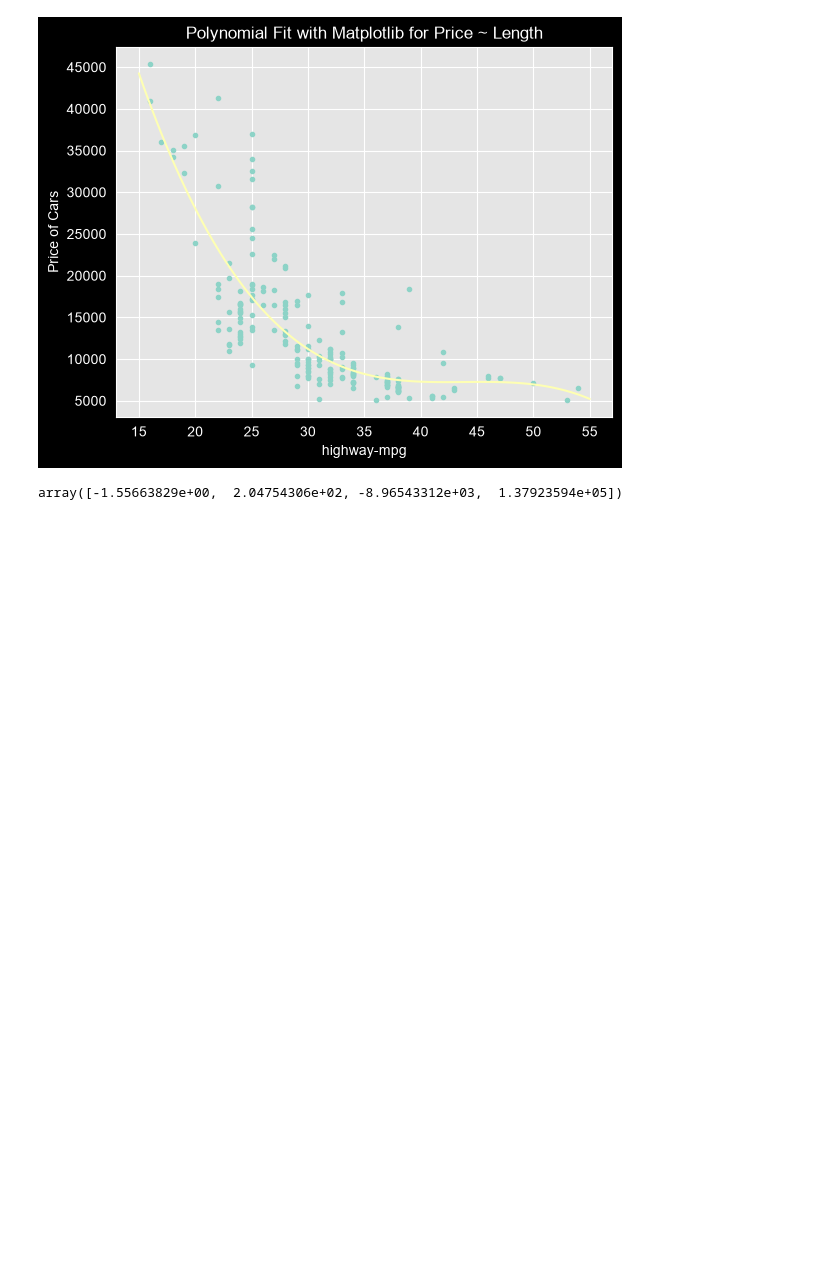
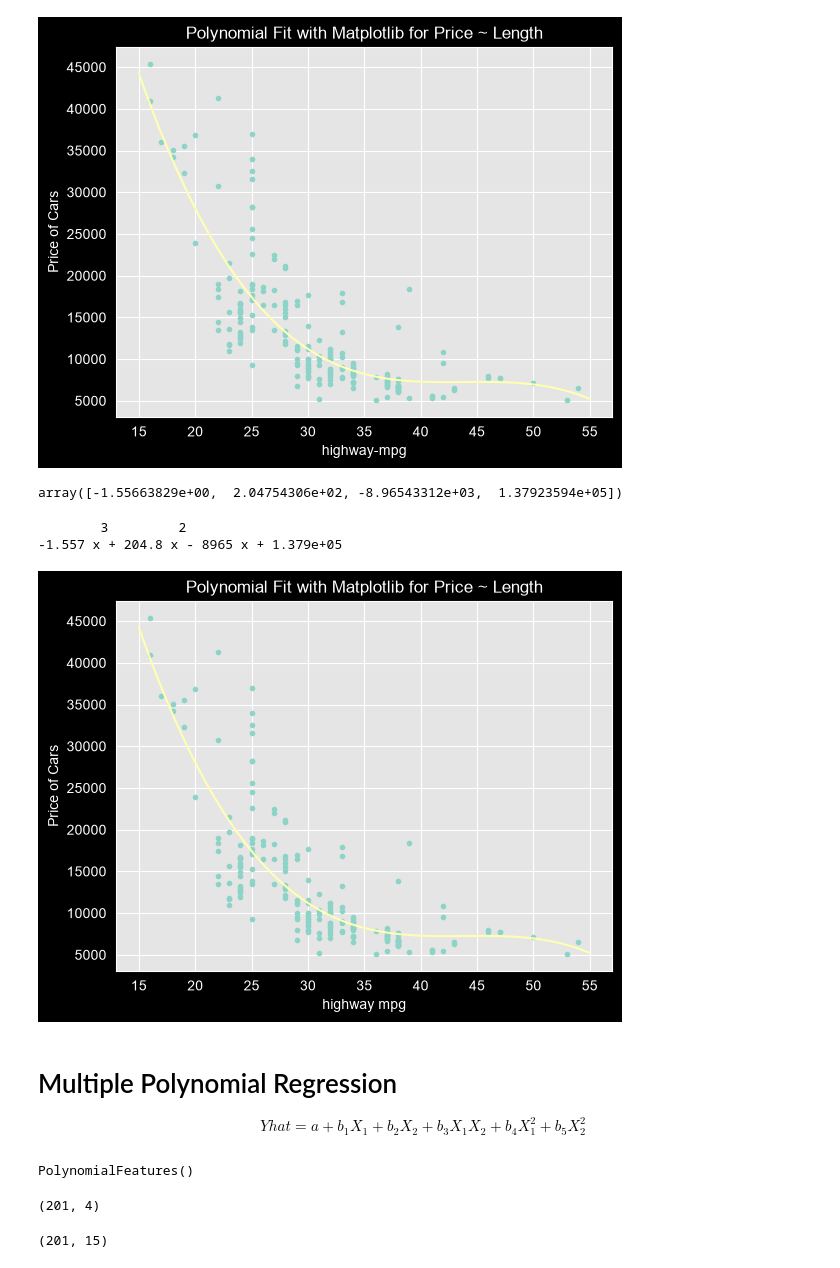
Before and after one commit to Mohammed-walid/data-analysis-python, a Jupyter notebook: Model-Development/Used-cars-prices/used_cars_prices.ipynb, the cells around one changed output. Cells and saved outputs as stored; diff of their text form; code cells hidden in the pictures; blank space fills up the shorter version.

```diff
--- a/Model-Development/Used-cars-prices/used_cars_prices.ipynb
+++ b/Model-Development/Used-cars-prices/used_cars_prices.ipynb
@@ -241,3 +243,22 @@ polynomial_plotting(p, x, y, 'highway-mpg')
 np.polyfit(x, y, 3)
 # %% [output]
 array([-1.55663829e+00,  2.04754306e+02, -8.96543312e+03,  1.37923594e+05])
+# %%
+f1 = np.polyfit(x,y,11)
+p1 = np.poly1d(f)
+print(p1)
+polynomial_plotting(p1,x,y,"highway mpg")
+# %% [output]
+        3         2
+-1.557 x + 204.8 x - 8965 x + 1.379e+05
+[figure, added]
+# %% [markdown]
+# Multiple Polynomial Regression
+$$
+Yhat = a + b_1 X_1 +b_2 X_2 +b_3 X_1 X_2+b_4 X_1^2+b_5 X_2^2
+$$
+# %%
+pf=PolynomialFeatures(degree=2)
+pf
+# %% [output]
+PolynomialFeatures()
@@ -243,0 +268,8 @@ array([-1.55663829e+00,  2.04754306e+02, -8.96543312e+03,  1.37923594e+05])
+# %%
+Z.shape
+# %% [output]
+(201, 4)
+# %%
+Z_pf.shape
+# %% [output]
+(201, 15)
```
Also changed, not shown: parts of 9 cells of this notebook.
